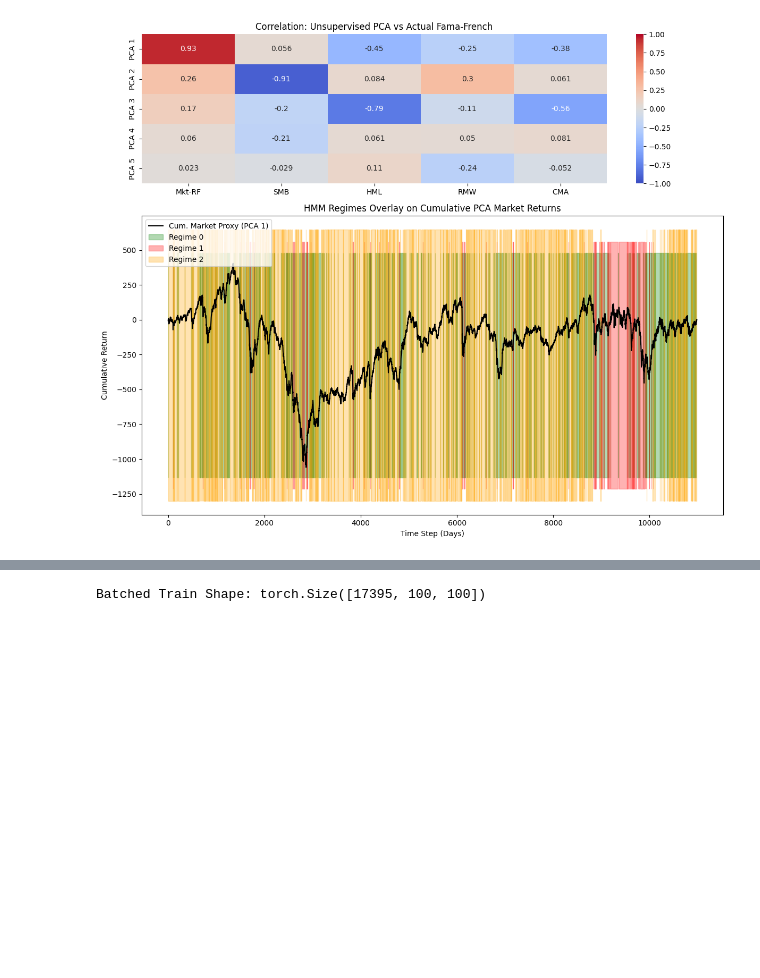
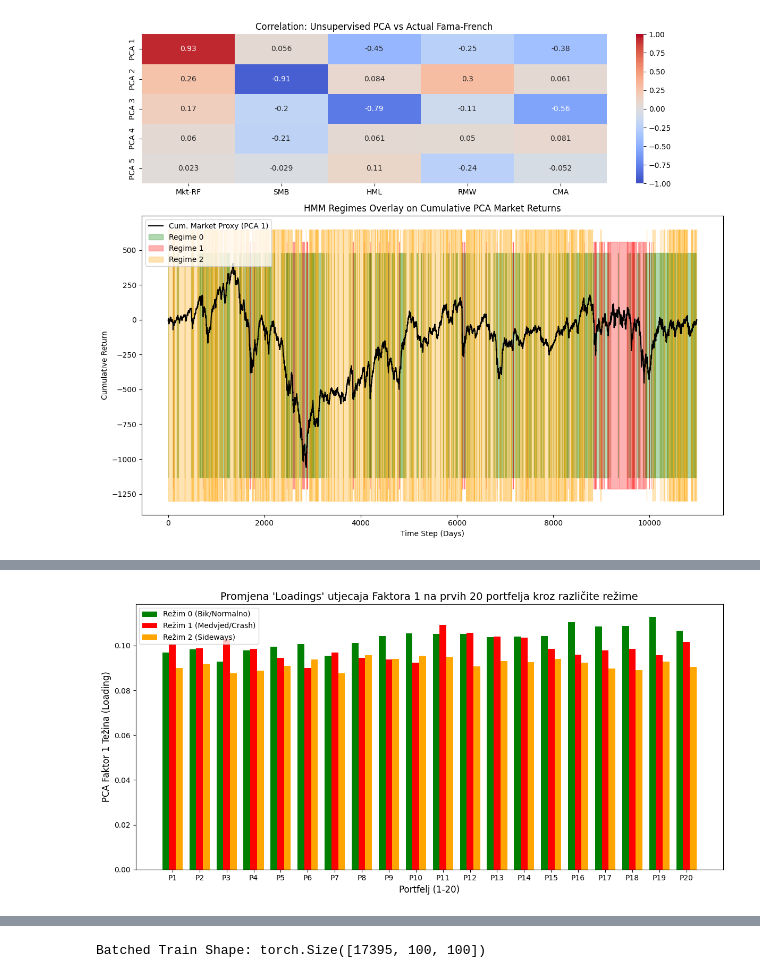
Before and after one commit to evucelic/Diplomski-Projekt, a Jupyter notebook: main.ipynb, the cells around one changed output, grey strips where cells are left out. Saved outputs shown, nothing was run; the diff lists cells and outputs as text; code cells hidden in the pictures; blank space fills up the shorter version.

Commit message:
HMM +  PCA EM with loadings

```diff
--- a/main.ipynb
+++ b/main.ipynb
@@ -902,3 +902,70 @@ Fitting 3-state sticky HMM...
  [0.112 0.    0.888]]
 BIC: 206512.05
 [figure]
+# %%
+import numpy as np
+import pandas as pd
+import seaborn as sns
+import matplotlib.pyplot as plt
+from sklearn.decomposition import PCA
+from sklearn.metrics.pairwise import cosine_similarity
+
+n_portfolios = train_portfolios_imputed.shape[1]
+n_factors = 5
+n_states = 3
+
+regime_pcas = {}
+regime_loadings = {}
+
+print("--- Izračun PCA Loadings po HMM Režimima ---")
+
+for state in range(n_states):
+    state_mask = (train_states == state)
+    data_for_state = train_portfolios_imputed[state_mask]
+
+    print(f"Režim {state}: pronađeno {len(data_for_state)} dana.")
+
+    pca_state = PCA(n_components=n_factors, random_state=42)
+    pca_state.fit(data_for_state)
+
+
+    regime_pcas[state] = pca_state
+    regime_loadings[state] = pca_state.components_
+
+    variance_explained = pca_state.explained_variance_ratio_.sum()
+    print(f"  -> Top 5 faktora objašnjava {variance_explained*100:.1f}% varijance u ovom režimu.")
+
+
+
+factor_1_regime_0 = regime_loadings[0][0, :] # Ponderi 100 portfelja za Faktor 1 u Režimu 0
+factor_1_regime_1 = regime_loadings[1][0, :] # Ponderi 100 portfelja za Faktor 1 u Režimu 1
+factor_1_regime_2 = regime_loadings[2][0, :] # Ponderi 100 portfelja za Faktor 1 u Režimu 2
+
+# Slaganje matrice za lakšu usporedbu
+factor_1_all_regimes = np.vstack([factor_1_regime_0, factor_1_regime_1, factor_1_regime_2])
+
+# Izračunaj matricu sličnosti (od -1 do 1) između loadinga prvog faktora
+similarity_matrix = cosine_similarity(factor_1_all_regimes)
+
+print("\n--- Kosinusna Sličnost 'Market' Loadinga između režima ---")
+print("Ako su brojevi blizu 1.0, loadingsi se NE mijenjaju. Ako su niski, drastično se mijenjaju.")
+labels = ["Režim 0", "Režim 1", "Režim 2"]
+similarity_df = pd.DataFrame(similarity_matrix, index=labels, columns=labels)
+print(similarity_df)
+
+plt.figure(figsize=(12, 6))
+bar_width = 0.25
+x_pos = np.arange(20)
+
+plt.bar(x_pos - bar_width, factor_1_regime_0[:20], width=bar_width, color='green', label='Režim 0 (Bik/Normalno)')
+plt.bar(x_pos, factor_1_regime_1[:20], width=bar_width, color='red', label='Režim 1 (Medvjed/Crash)')
+plt.bar(x_pos + bar_width, factor_1_regime_2[:20], width=bar_width, color='orange', label='Režim 2 (Sideways)')
+
+plt.title("Promjena 'Loadings' utjecaja Faktora 1 na prvih 20 portfelja kroz različite režime", fontsize=14)
+plt.xlabel("Portfelj (1-20)", fontsize=12)
+plt.ylabel("PCA Faktor 1 Težina (Loading)", fontsize=12)
+plt.xticks(x_pos, [f"P{i+1}" for i in range(20)])
+plt.legend()
+plt.tight_layout()
+plt.show()
+# %% [output]
@@ -904,0 +986 @@ BIC: 206512.05
+[figure, added]
```
Also changed, not shown: parts of 3 cells of this notebook.
